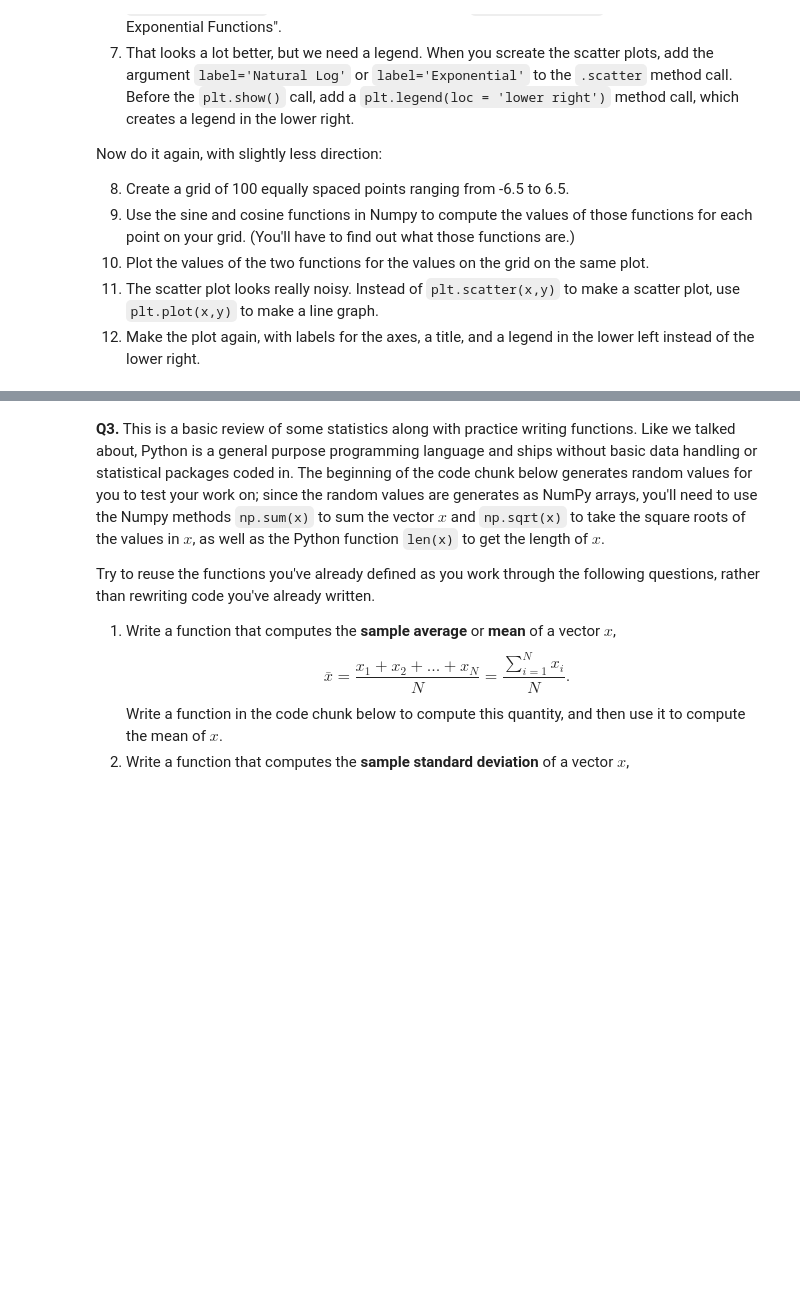
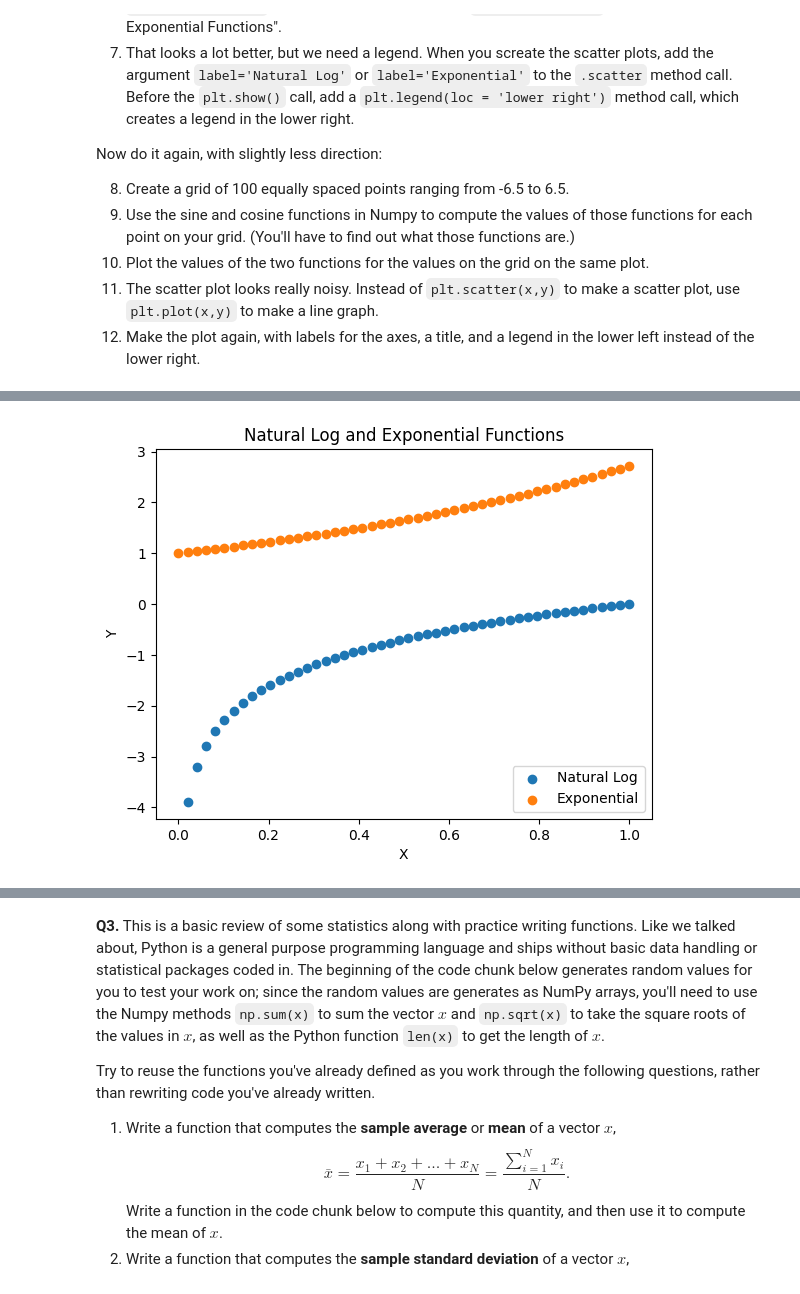
Before and after one commit to MeganVW06/programming, a Jupyter notebook: assignment/assignment_programming.ipynb, the cells around one changed output, grey strips where cells are left out. Drawn from its saved outputs; the diff is of its cells as text; code cells hidden in the pictures; blank space fills up the shorter version.

```diff
--- a/assignment/assignment_programming.ipynb
+++ b/assignment/assignment_programming.ipynb
@@ -42,0 +52,10 @@ import matplotlib.pyplot as plt
+# %%
+plt.scatter(x,y, label='Natural Log') #blue plot
+plt.scatter(x,z, label='Exponential') #orange plot
+plt.xlabel('X')
+plt.ylabel('Y')
+plt.title('Natural Log and Exponential Functions')
+plt.legend(loc = 'lower right')
+plt.show()
+# %% [output]
+[figure, added]
```
Also changed, not shown: parts of 3 cells of this notebook.
